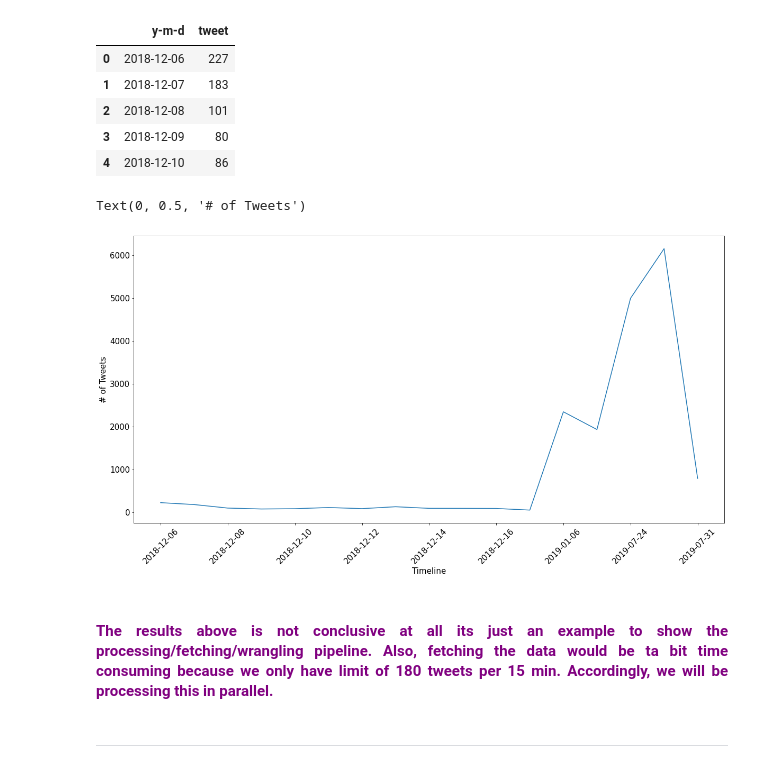
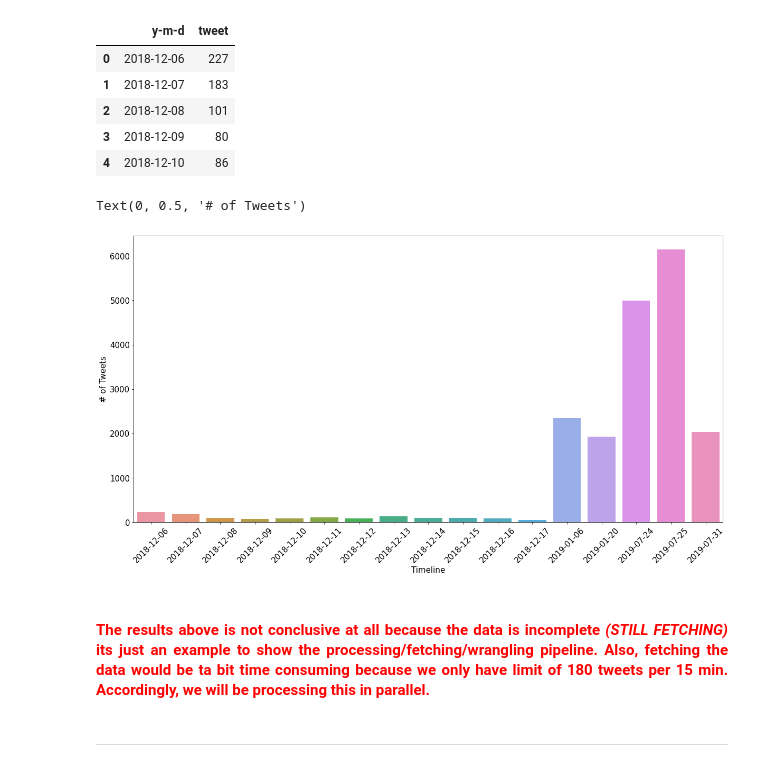
Before and after one commit to epfl-ada/ada-2021-project-adalunatics, a Jupyter notebook: notebook.ipynb, the cells around one changed output. Cells and saved outputs as stored; diff of their text form; code cells hidden in the pictures.

```diff
--- a/notebook.ipynb
+++ b/notebook.ipynb
@@ -670,17 +698,17 @@ tweets_timeline.head()
 # %%
 #Visualizing the sample of tweets throughout time
 _, axis = plt.subplots(nrows=1, ncols=1, figsize=(20,10))
-ax = sns.lineplot(x='y-m-d', y='tweet', data=tweets_timeline, ax=axis)
-ax.set_xticks(tweets_timeline['y-m-d'][::2])
-ax.set_xticklabels(tweets_timeline['y-m-d'][::2], rotation=45)
+ax = sns.barplot(x='y-m-d', y='tweet', data=tweets_timeline, ax=axis)
+# ax.set_xticks(tweets_timeline['y-m-d'][::2])
+ax.set_xticklabels(tweets_timeline['y-m-d'], rotation=45)
 ax.tick_params(axis='both', which='major', labelsize=15)
 ax.set_xlabel('Timeline', fontsize=15)
 ax.set_ylabel('# of Tweets', fontsize=15)
 # %% [output]
 Text(0, 0.5, '# of Tweets')
-[figure, old version]
+[figure, new version]
 # %% [markdown]
-#### <span style="color:Purple"><div style="text-align: justify">The results above is not conclusive at all its just an example to show the processing/fetching/wrangling pipeline. Also, fetching the data would be ta bit time consuming because we only have limit of 180 tweets per 15 min. Accordingly, we will be processing this in parallel.</div></span>
+#### <span style="color:Red"><div style="text-align: justify">The results above is not conclusive at all because the data is incomplete *(STILL FETCHING)* its just an example to show the processing/fetching/wrangling pipeline. Also, fetching the data would be ta bit time consuming because we only have limit of 180 tweets per 15 min. Accordingly, we will be processing this in parallel.</div></span>
 # %% [markdown]
 ---
 # %% [markdown]
```
Also changed, not shown: parts of 35 cells of this notebook, 1 other file.
